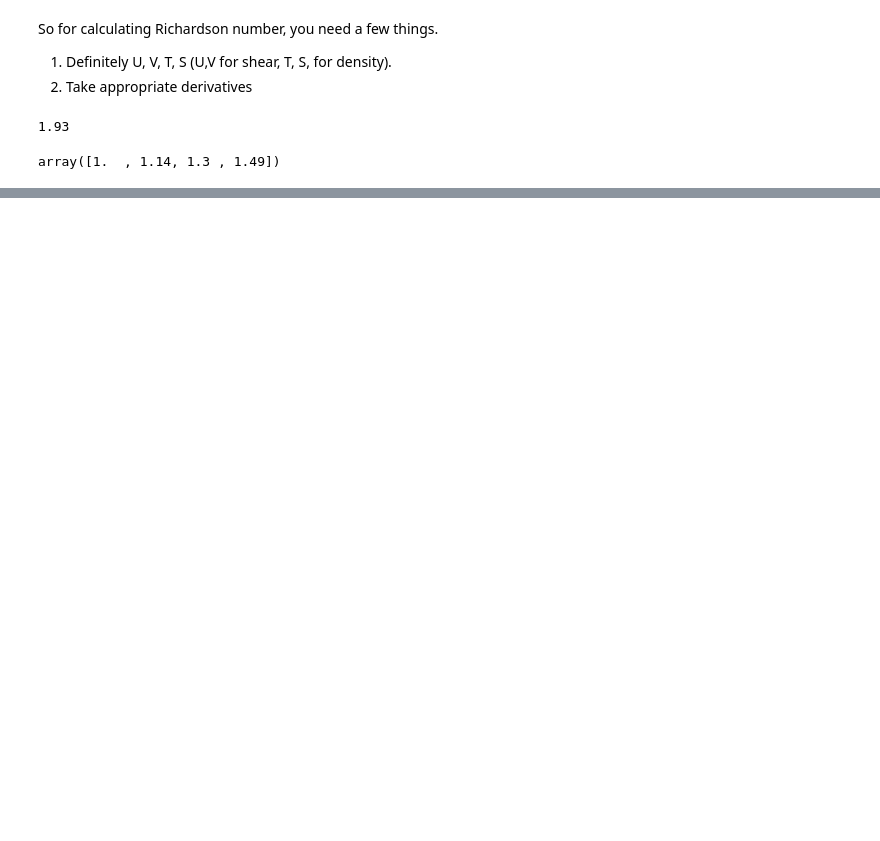
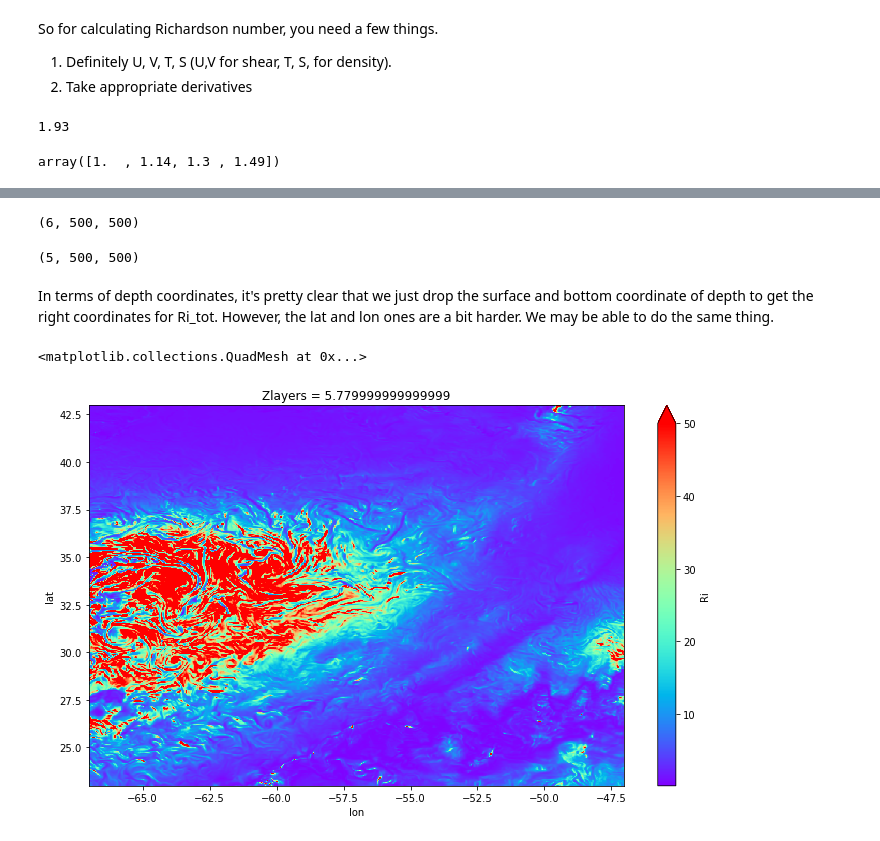
Before and after one commit to avik2007/CoupledOceAtmo, a Jupyter notebook: mit_geos_analysis/notebook25_RichardsonNumber.ipynb, the cells around one changed output, grey strips where cells are left out. Saved outputs shown, nothing was run; the diff lists cells and outputs as text; code cells hidden in the pictures; blank space fills up the shorter version.

Commit message:
Calculating Richardson number using Lia's code - but also xarrayifying it so that I can do it with larger datasets

```diff
--- a/mit_geos_analysis/notebook25_RichardsonNumber.ipynb
+++ b/mit_geos_analysis/notebook25_RichardsonNumber.ipynb
@@ -132,0 +253,44 @@ dss =
+# %%
+# ##compute b at a given layer ##
+import gsw
+import dens # hector can give you this module if you need it
+layer=1
+latitude = 33
+b = np.zeros(S.values.shape)
+ref = 1027.5
+pressure = gsw.p_from_z(-1*depth[0:layer_max],33)
+for layers in range(0,layer_max):
+    rho = dens.densjmd95(S[layers,:,:], T[layers,:,:], pressure[layers])
+# rho = dens.densjmd95(s_tot[layer,:,:],t_tot[layer,:,:],depth[layer]) # you can ask Hector the function dens.densjmd95 or use one that you like (e.g., from gsw)
+    b[layers,:,:] = 9.81*(1-rho/ref)
+
+#here, b is not really defined fully yet. We need a few more derivatives
+# %%
+b_z = (b[:-2,:,:]-b[2:,:,:])/D
+#bz = b_z[:,1:-1,1:-1] - This is unnecessary because salinity and theta
+b0 = np.zeros((b_z.shape[1],b_z.shape[2]))
+b0 = b0[None,:]
+bz = np.vstack((b0,b_z)) #THIS SETS THE FIRST LAYER'S BUOYANCY GRADIENT TO BE 0 - WHICH DOES MAKE SENSE
+# %%
+#N2 = xr.DataArray(bz[:-1,:,:], coords = Ri_shear.coords, dims = Ri_shear.dims, name = r'N^2')
+bz.shape
+# %% [output]
+(6, 500, 500)
+# %%
+Ri_tot = bz[:-1,:,:] / Ri_shear
+# %%
+Ri_tot.shape
+# %% [output]
+(5, 500, 500)
+# %% [markdown]
+In terms of depth coordinates, it's pretty clear that we just drop the surface and bottom coordinate of depth to get
+the right coordinates for Ri_tot. However, the lat and lon ones are a bit harder. We may be able to do the same thing.
+# %%
+#THIS NEEDS TO BE DOUBLE CHECKED AND YOU NEED TO MAKE THIS WORK WITH XARRAY AND ALL!
+Ri = xr.DataArray(Ri_tot, coords = {"Zlayers": depth[0:layer_max-2], "lat":U.lat, "lon":U.lon}, dims = ['Zlayers', 'lat','lon'], name='Ri')
+# %%
+%matplotlib inline
+Ri[4].plot(vmin = .1, vmax =50, cmap='rainbow', figsize = (12,7) )
+# %% [output]
+<matplotlib.collections.QuadMesh at 0x...>
+[figure, added]
```
Also changed, not shown: parts of 42 cells of this notebook, 5 other files.
